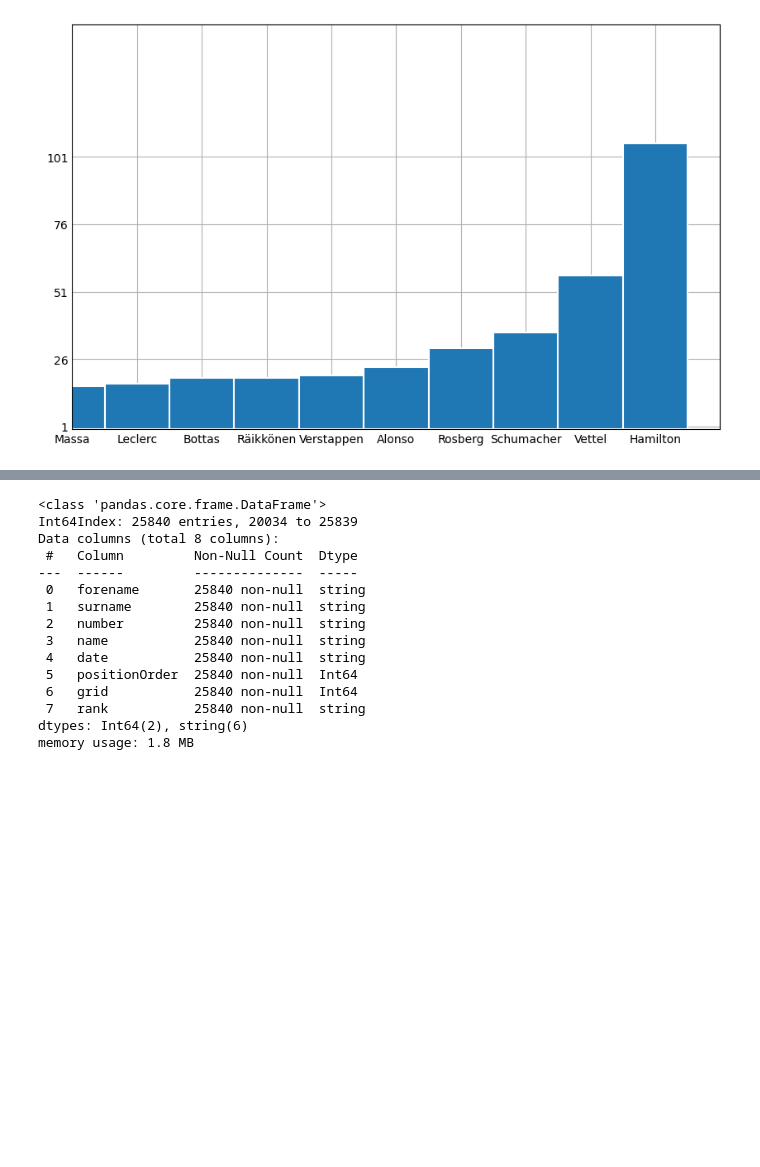
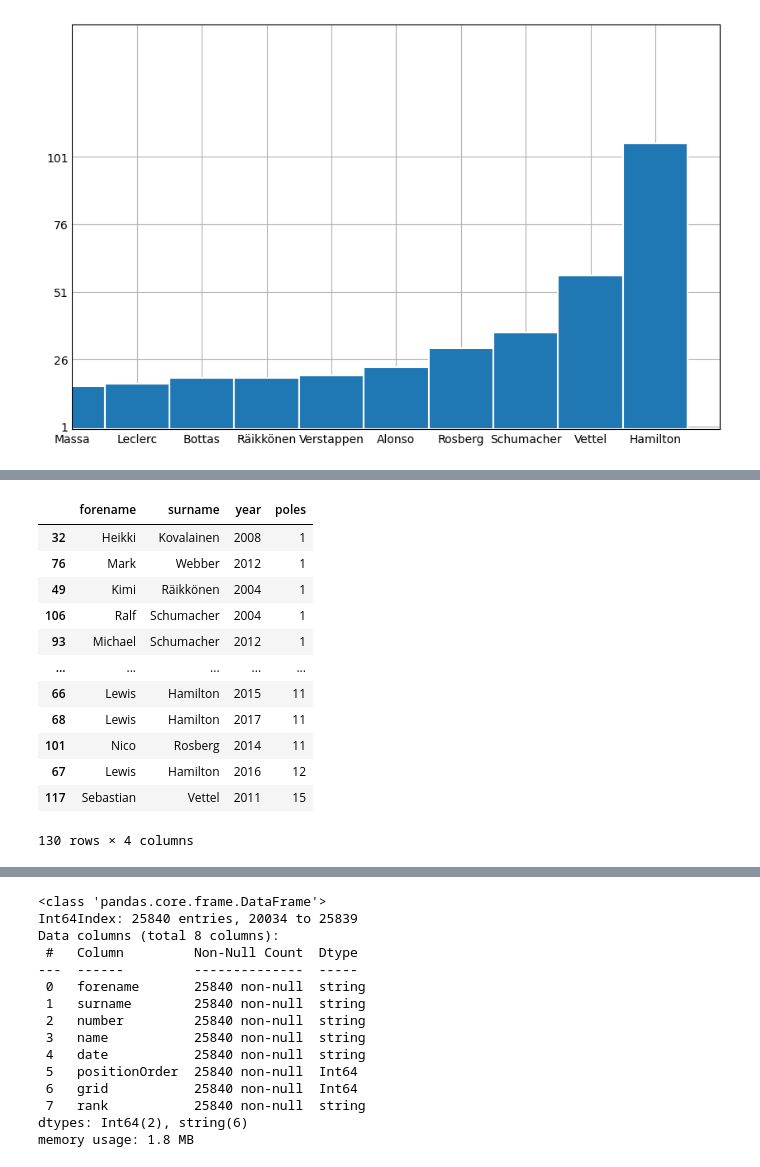
Before and after one commit to dinhocamp/project0, a Jupyter notebook: index.ipynb, the cells around one changed output, grey strips where cells are left out. Drawn from its saved outputs; the diff is of its cells as text; code cells hidden in the pictures; blank space fills up the shorter version.

```diff
--- a/index.ipynb
+++ b/index.ipynb
@@ -162,8 +178,21 @@ memory usage: 4.2 KB
 # %%
 
 dfp=poles.query('year == year').sort_values(by='year')
 dfp.sort_values(by='poles')
-dfv = dfp.loc[dfp['surname']=='Vettel']
+# %% [output]
+|  | forename | surname | year | poles |
+| 32 | Heikki | Kovalainen | 2008 | 1 |
+| 76 | Mark | Webber | 2012 | 1 |
+| 49 | Kimi | Räikkönen | 2004 | 1 |
+| 106 | Ralf | Schumacher | 2004 | 1 |
+| 93 | Michael | Schumacher | 2012 | 1 |
+| ... | ... | ... | ... | ... |
+| 66 | Lewis | Hamilton | 2015 | 11 |
+| 68 | Lewis | Hamilton | 2017 | 11 |
+| 101 | Nico | Rosberg | 2014 | 11 |
+| 67 | Lewis | Hamilton | 2016 | 12 |
+| 117 | Sebastian | Vettel | 2011 | 15 |
+130 rows × 4 columns
 # %%
 
 plt.style.use('_mpl-gallery')
```
Also changed, not shown: parts of 12 cells of this notebook.
